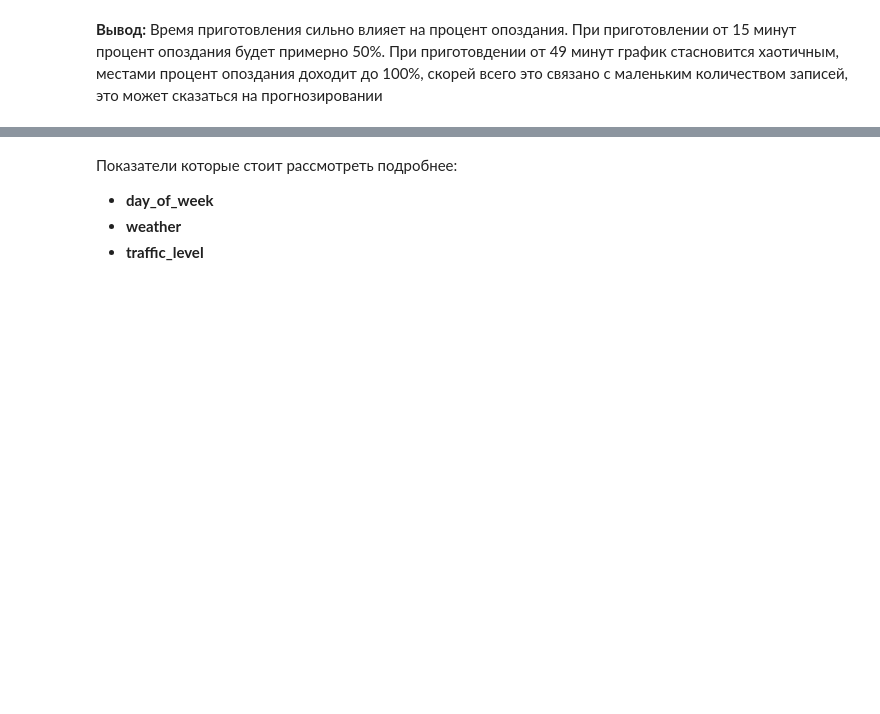
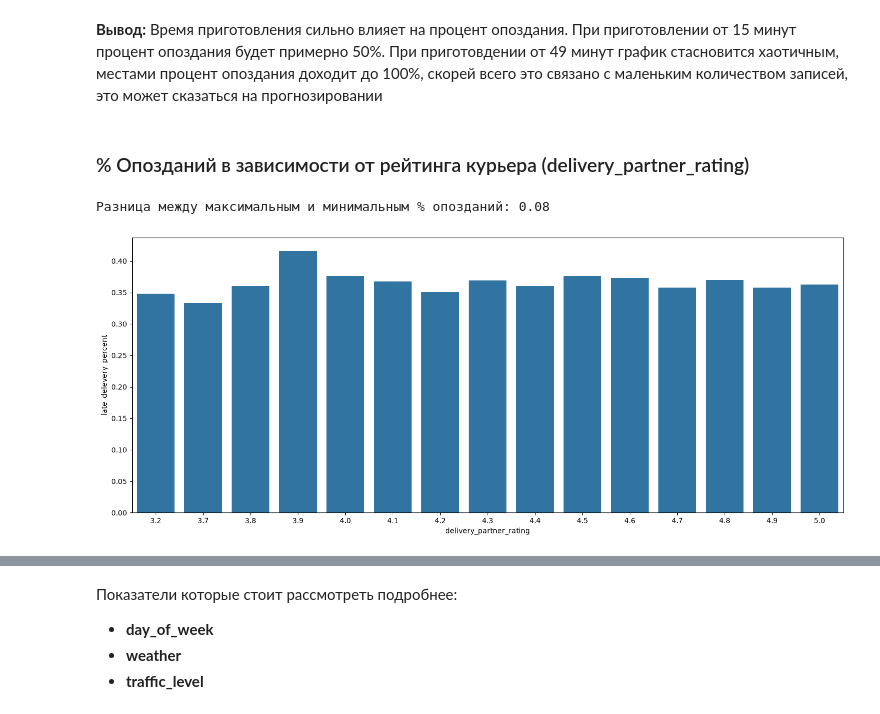
Before and after one commit to tomashovegor/project-practice-case-4, a Jupyter notebook: food_delivery_orders_dataset_analysis.ipynb, the cells around one changed output, grey strips where cells are left out. Saved outputs shown, nothing was run; the diff lists cells and outputs as text; code cells hidden in the pictures; blank space fills up the shorter version.

```diff
--- a/food_delivery_orders_dataset_analysis.ipynb
+++ b/food_delivery_orders_dataset_analysis.ipynb
@@ -455,3 +443,29 @@ plt.show()
 [figure]
 # %% [markdown]
 **Вывод:** Время приготовления сильно влияет на процент опоздания. При приготовлении от 15 минут процент опоздания будет примерно 50%. При приготовдении от 49 минут график стасновится хаотичным, местами процент опоздания доходит до 100%, скорей всего это связано с маленьким количеством записей, это может сказаться на прогнозировании
+# %% [markdown]
+### % Опозданий в зависимости от рейтинга курьера (delivery_partner_rating)
+# %%
+delivery_partner_rating = df.groupby("delivery_partner_rating").agg(
+    orders_count=("delivery_partner_rating", "count"),
+    late_delevery_percent=("late_delivery", "mean")
+).sort_values(by="orders_count", ascending=False).reset_index()
+
+print(f"Разница между максимальным и минимальным % опозданий: {delivery_partner_rating["late_delevery_percent"].max() - delivery_partner_rating["late_delevery_percent"].min():.2f}")
+
+plt.figure(figsize=(18, 7))
+
+sns.barplot(
+    data=delivery_partner_rating,
+    x="delivery_partner_rating",
+    y="late_delevery_percent",
+    legend=False
+)
+
+ax.set_xlabel('')
+ax.set_title(col, fontsize=12, fontweight='bold')
+
+plt.show()
+# %% [output]
+Разница между максимальным и минимальным % опозданий: 0.08
+[figure, added]
```
Also changed, not shown: parts of 18 cells of this notebook.
